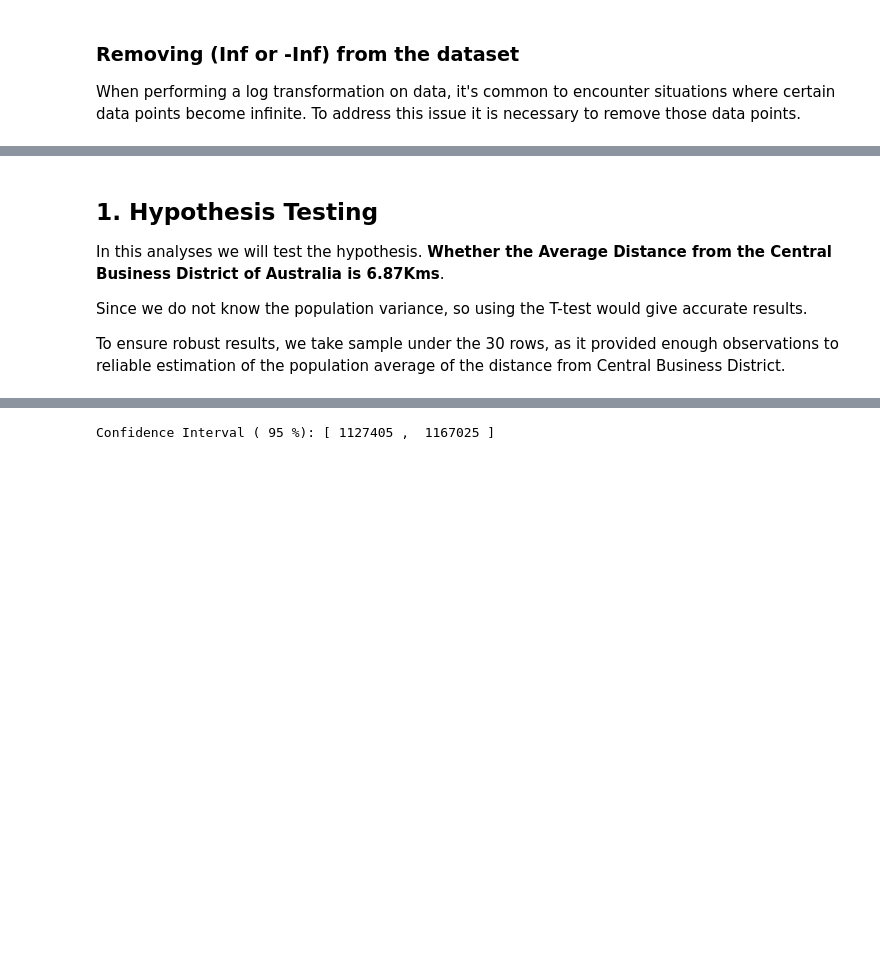
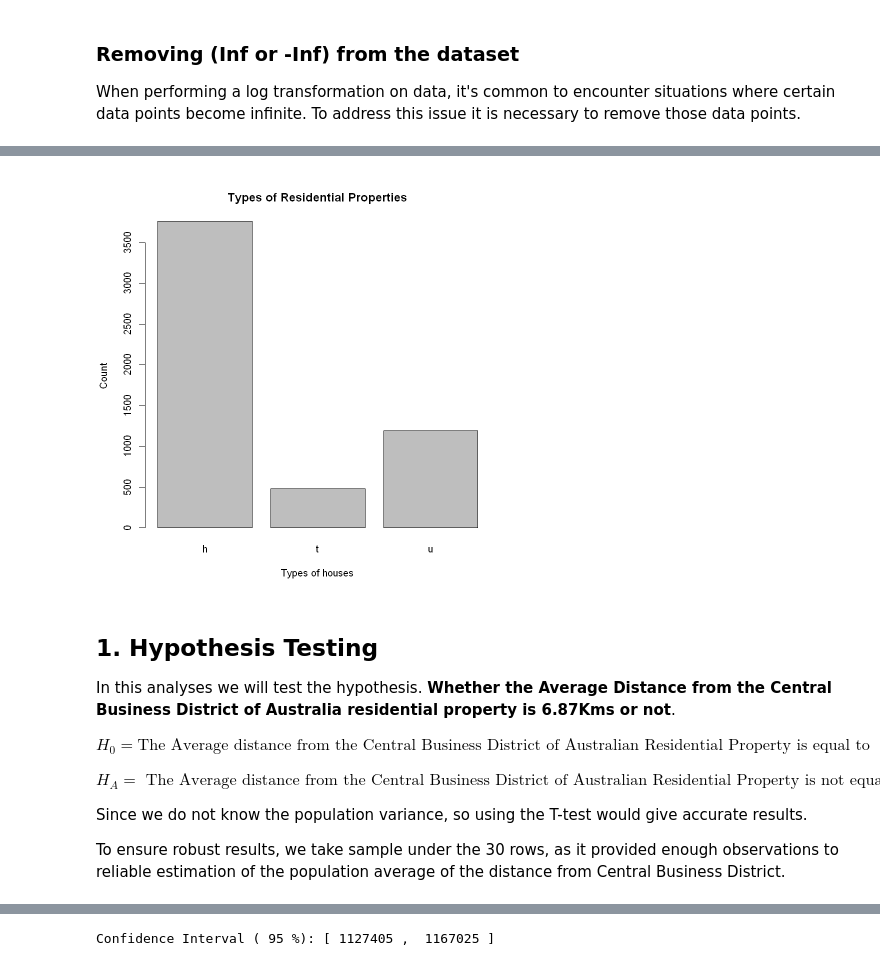
Before and after one commit to santhosh1299/Final-Project, a Jupyter notebook: project.ipynb, the cells around one changed output, grey strips where cells are left out. Cells and saved outputs as stored; diff of their text form; code cells hidden in the pictures; blank space fills up the shorter version.

```diff
--- a/project.ipynb
+++ b/project.ipynb
@@ -123,8 +130,18 @@ d <- data[!apply(data, 1, function(row) any(is.infinite(row))), , drop = FALSE]
+# %%
+
+
+barplot(table(as.factor(data$Type)),main = "Types of Residential Properties", xlab = "Types of houses", ylab = "Count")
+# %% [output]
+[figure, added]
 # %% [markdown]
 ## 1. Hypothesis Testing
 
-In this analyses we will test the hypothesis. **Whether the Average Distance from the Central Business District of Australia is 6.87Kms**.
+In this analyses we will test the hypothesis. **Whether the Average Distance from the Central Business District of Australia residential property is 6.87Kms or not**.
 
+$H_0 = \text{The Average distance from the Central Business District of Australian Residential Property is equal to 6.87kms}$
+
+
+$H_A =\text{ The Average distance from the Central Business District of Australian Residential Property is not equal to 6.87 kms}$
 
 Since we do not know the population variance, so using the T-test would give accurate results.
 
```
Also changed, not shown: parts of 16 cells of this notebook, 3 other files.
